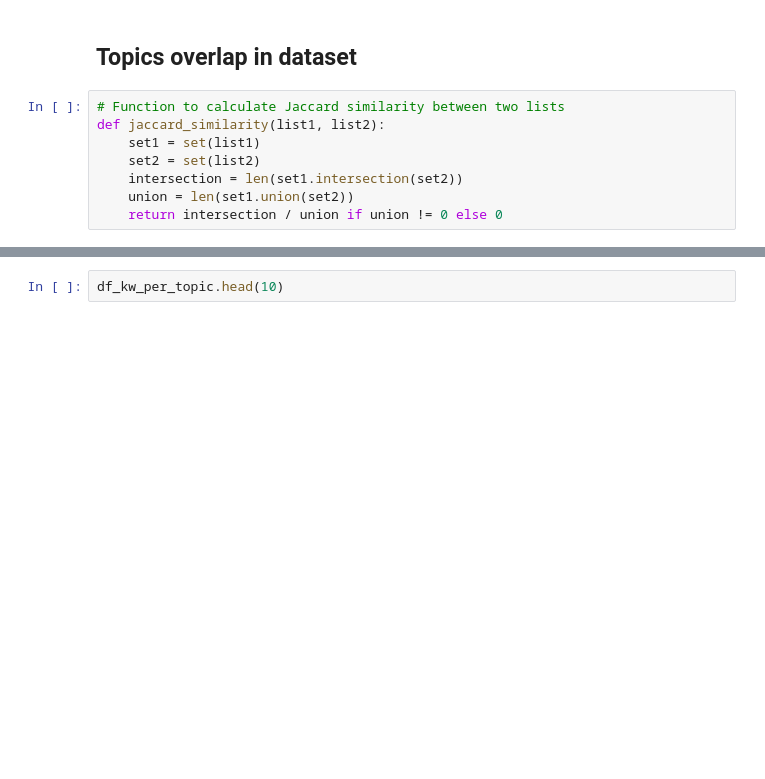
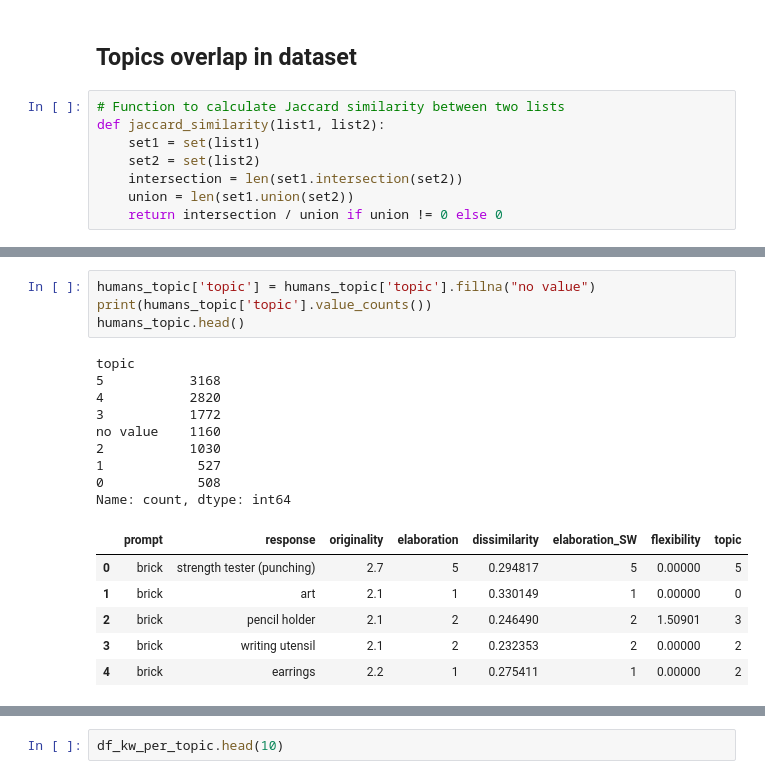
Before and after one commit to Maximelel/LLM_creativity_aut, a Jupyter notebook: topic_modeling_analysis.ipynb, the cells around one changed output, grey strips where cells are left out. Cells and saved outputs as stored; diff of their text form; blank space fills up the shorter version.

```diff
--- a/topic_modeling_analysis.ipynb
+++ b/topic_modeling_analysis.ipynb
@@ -140,0 +154,20 @@ Number of documents in corpus for object "rope": 2048
+# %%
+humans_topic['topic'] = humans_topic['topic'].fillna("no value")
+print(humans_topic['topic'].value_counts())
+humans_topic.head()
+# %% [output]
+topic
+5           3168
+4           2820
+3           1772
+no value    1160
+2           1030
+1            527
+0            508
+Name: count, dtype: int64
+|  | prompt | response | originality | elaboration | dissimilarity | elaboration_SW | flexibility | topic |
+| 0 | brick | strength tester (punching) | 2.7 | 5 | 0.294817 | 5 | 0.00000 | 5 |
+| 1 | brick | art | 2.1 | 1 | 0.330149 | 1 | 0.00000 | 0 |
+| 2 | brick | pencil holder | 2.1 | 2 | 0.246490 | 2 | 1.50901 | 3 |
+| 3 | brick | writing utensil | 2.1 | 2 | 0.232353 | 2 | 0.00000 | 2 |
+| 4 | brick | earrings | 2.2 | 1 | 0.275411 | 1 | 0.00000 | 2 |
```
Also changed, not shown: parts of 5 cells of this notebook.
